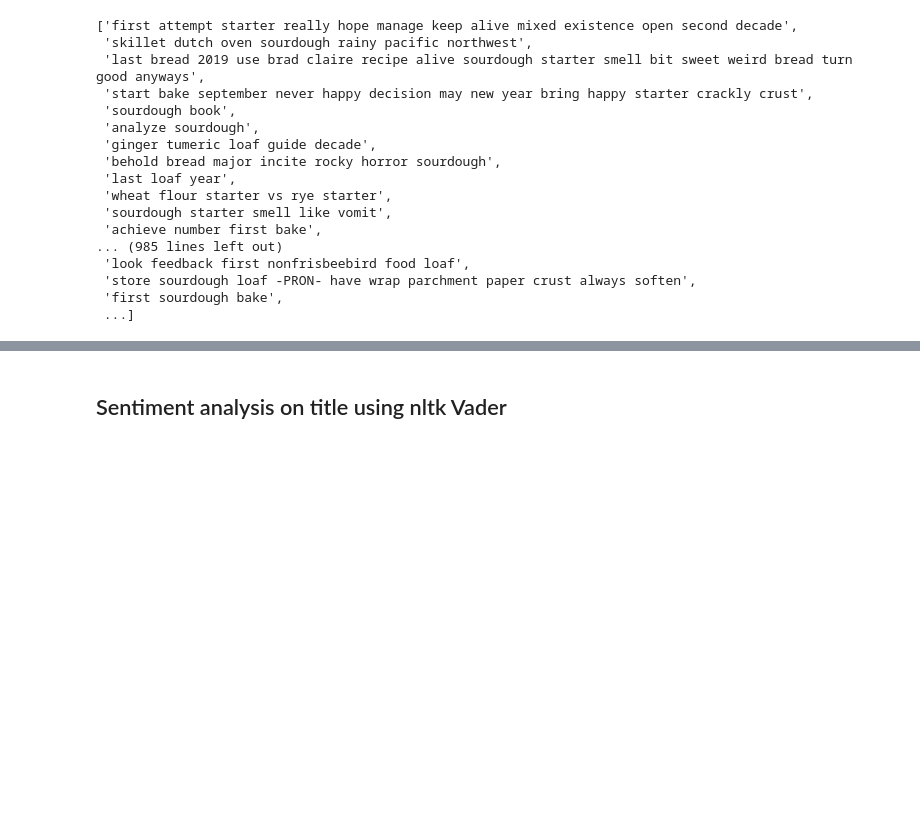
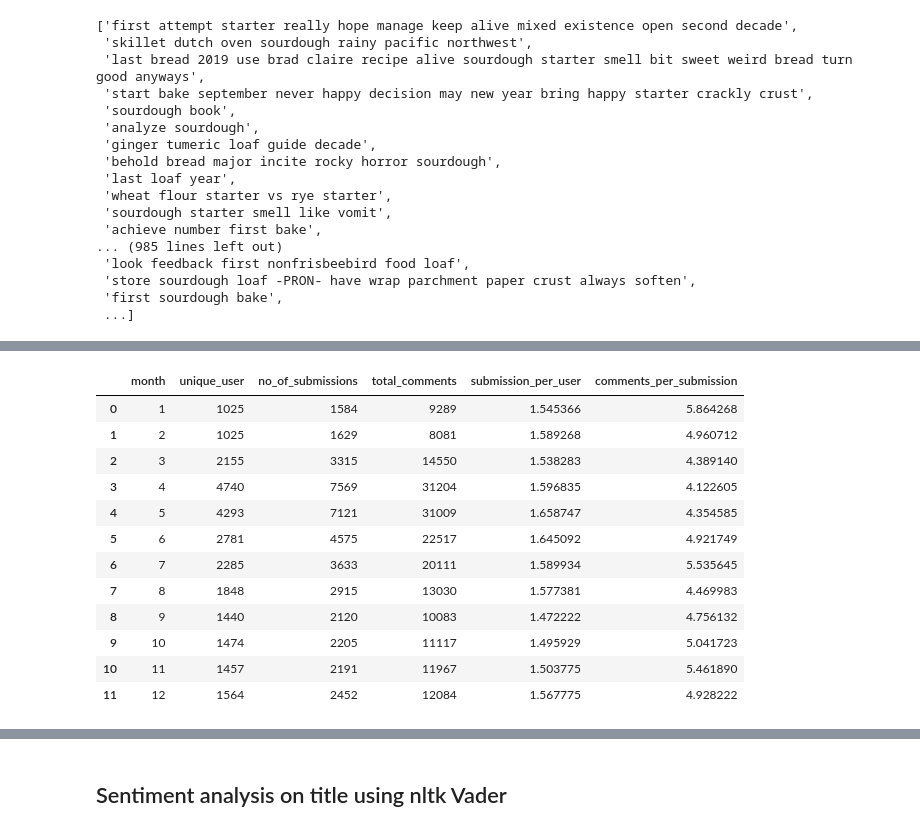
Before and after one commit to Lisa-Ho/breadit, a Jupyter notebook: notebooks/lockdown-baking-part-2-data-cleaning-classification.ipynb, the cells around one changed output, grey strips where cells are left out. Cells and saved outputs as stored; diff of their text form; code cells hidden in the pictures; blank space fills up the shorter version.

```diff
--- a/notebooks/lockdown-baking-part-2-data-cleaning-classification.ipynb
+++ b/notebooks/lockdown-baking-part-2-data-cleaning-classification.ipynb
@@ -69,3 +72,16 @@ Name: can_mod_post, dtype: int64
+# %%
+# derive datetime from unix timestamp
+df["created"] = pd.to_datetime(df["created_utc"], unit = 's')
+
+#derive month from datetime
+df["created_month"] = pd.DatetimeIndex(df["created"]).month
+
+#derive weekday from datetime
+weekday_map = {0: "Monday", 1: "Tuesday", 2: "Wednesday", 3:"Thursday", 4: "Friday", 5:"Saturday", 6:"Sunday"}
+df["created_weekday"] = pd.DatetimeIndex(df["created"]).weekday
+
+#derive month from datetime
+df["created_hour"] = pd.DatetimeIndex(df["created"]).hour
 # %% [markdown]
 ### Title
 
@@ -191,0 +307,26 @@ title_lemmatised = [" ".join(items) for items in title_lemmatised]
+# %%
+df2 = df[["created_month", "author", "num_comments"]]
+
+df2 = df2.groupby('created_month', as_index=True).agg({'author': [pd.Series.nunique, 'count'],
+                                                                               'num_comments': ['sum']})
+df2.columns = df2.columns.droplevel(level=0)
+df2 = df2.reset_index()
+df2 = df2.rename(columns={"created_month":"month", "nunique":"unique_user", "count": "no_of_submissions", "sum":"total_comments"})
+df2["submission_per_user"] = df2["no_of_submissions"] / df2["unique_user"]
+df2["comments_per_submission"] = df2["total_comments"] / df2["no_of_submissions"]
+
+df2
+# %% [output]
+|  | month | unique_user | no_of_submissions | total_comments | submission_per_user | comments_per_submission |
+| 0 | 1 | 1025 | 1584 | 9289 | 1.545366 | 5.864268 |
+| 1 | 2 | 1025 | 1629 | 8081 | 1.589268 | 4.960712 |
+| 2 | 3 | 2155 | 3315 | 14550 | 1.538283 | 4.389140 |
+| 3 | 4 | 4740 | 7569 | 31204 | 1.596835 | 4.122605 |
+| 4 | 5 | 4293 | 7121 | 31009 | 1.658747 | 4.354585 |
+| 5 | 6 | 2781 | 4575 | 22517 | 1.645092 | 4.921749 |
+| 6 | 7 | 2285 | 3633 | 20111 | 1.589934 | 5.535645 |
+| 7 | 8 | 1848 | 2915 | 13030 | 1.577381 | 4.469983 |
+| 8 | 9 | 1440 | 2120 | 10083 | 1.472222 | 4.756132 |
+| 9 | 10 | 1474 | 2205 | 11117 | 1.495929 | 5.041723 |
+| 10 | 11 | 1457 | 2191 | 11967 | 1.503775 | 5.461890 |
+| 11 | 12 | 1564 | 2452 | 12084 | 1.567775 | 4.928222 |
```
Also changed, not shown: parts of 13 cells of this notebook.
